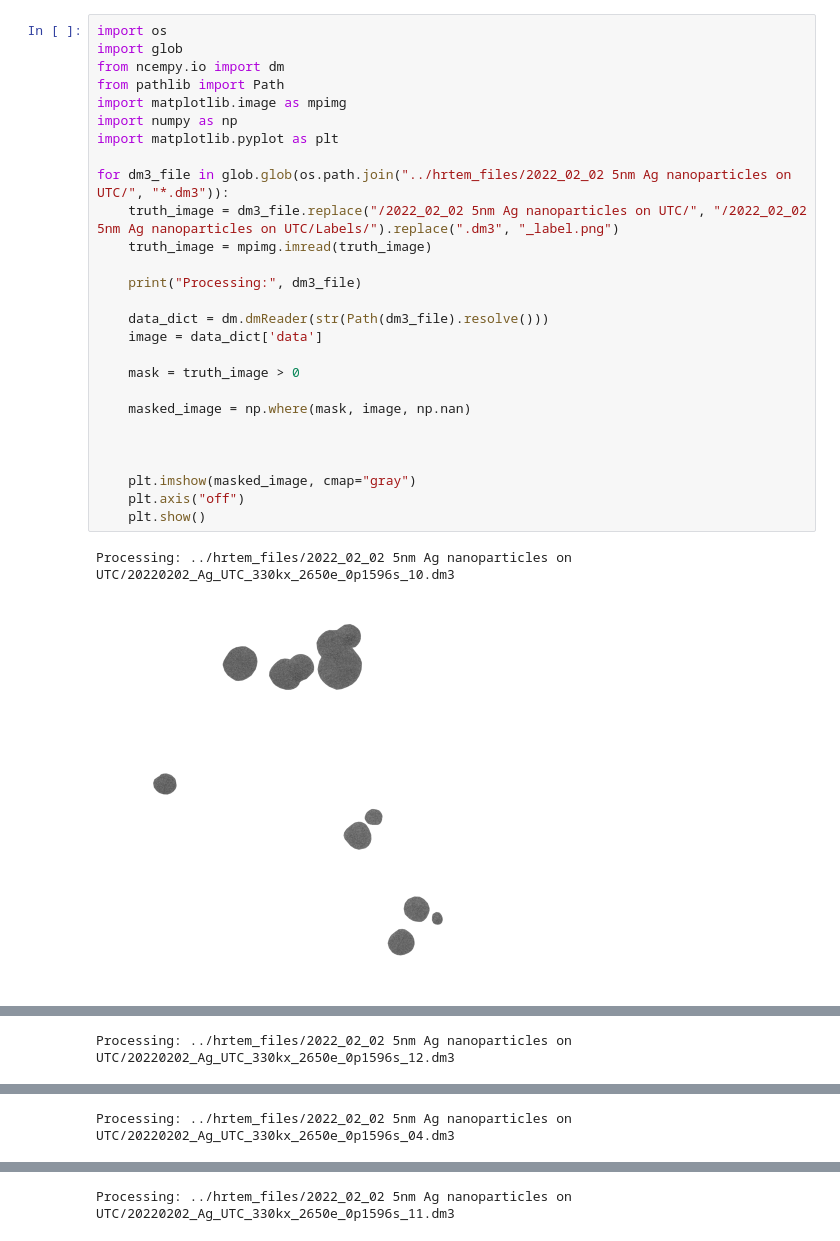
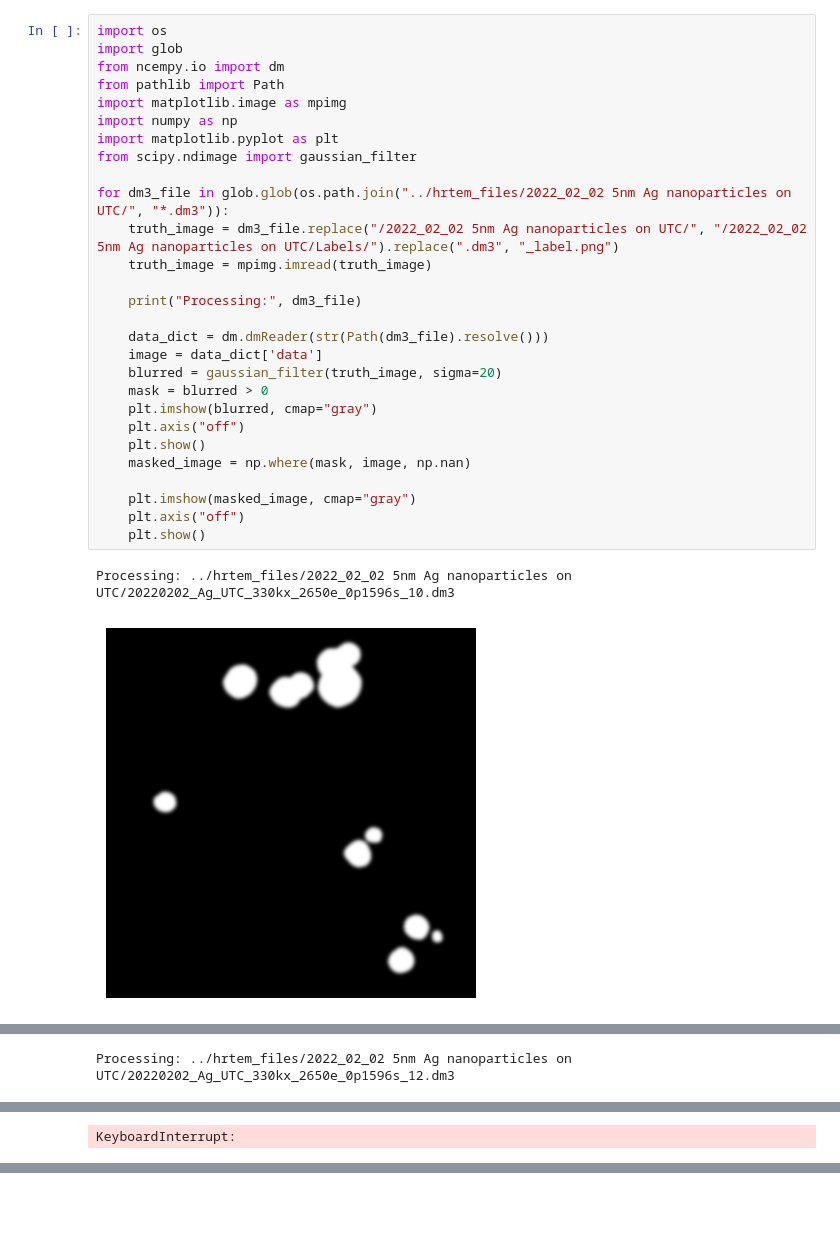
Before and after one commit to Tndeal/PH-TEM, a Jupyter notebook: masked_images/masking.ipynb, the cells around one changed output, grey strips where cells are left out. Cells and saved outputs as stored; diff of their text form; blank space fills up the shorter version.

```diff
--- a/masked_images/masking.ipynb
+++ b/masked_images/masking.ipynb
@@ -1,30 +1,31 @@
 # %%
 import os
 import glob
 from ncempy.io import dm
 from pathlib import Path
 import matplotlib.image as mpimg
 import numpy as np
 import matplotlib.pyplot as plt
+from scipy.ndimage import gaussian_filter
 
 for dm3_file in glob.glob(os.path.join("../hrtem_files/2022_02_02 5nm Ag nanoparticles on UTC/", "*.dm3")):
     truth_image = dm3_file.replace("/2022_02_02 5nm Ag nanoparticles on UTC/", "/2022_02_02 5nm Ag nanoparticles on UTC/Labels/").replace(".dm3", "_label.png")
     truth_image = mpimg.imread(truth_image)
 
     print("Processing:", dm3_file)
 
     data_dict = dm.dmReader(str(Path(dm3_file).resolve()))
     image = data_dict['data']
-
-    mask = truth_image > 0
-
+    blurred = gaussian_filter(truth_image, sigma=20)
+    mask = blurred > 0
+    plt.imshow(blurred, cmap="gray")
+    plt.axis("off")
+    plt.show()
     masked_image = np.where(mask, image, np.nan)
-
-
 
     plt.imshow(masked_image, cmap="gray")
     plt.axis("off")
     plt.show()
 # %% [output]
 Processing: ../hrtem_files/2022_02_02 5nm Ag nanoparticles on UTC/20220202_Ag_UTC_330kx_2650e_0p1596s_10.dm3
-[figure, old version]
+[figure, new version]
@@ -33 +34 @@ Processing: ../hrtem_files/2022_02_02 5nm Ag nanoparticles on UTC/20220202_Ag_UT
-Processing: ../hrtem_files/2022_02_02 5nm Ag nanoparticles on UTC/20220202_Ag_UTC_330kx_2650e_0p1596s_04.dm3
+KeyboardInterrupt:
@@ -35 +34,0 @@ Processing: ../hrtem_files/2022_02_02 5nm Ag nanoparticles on UTC/20220202_Ag_UT
-Processing: ../hrtem_files/2022_02_02 5nm Ag nanoparticles on UTC/20220202_Ag_UTC_330kx_2650e_0p1596s_11.dm3
```
Also changed, not shown: parts of 17 cells of this notebook, 9 other files.
